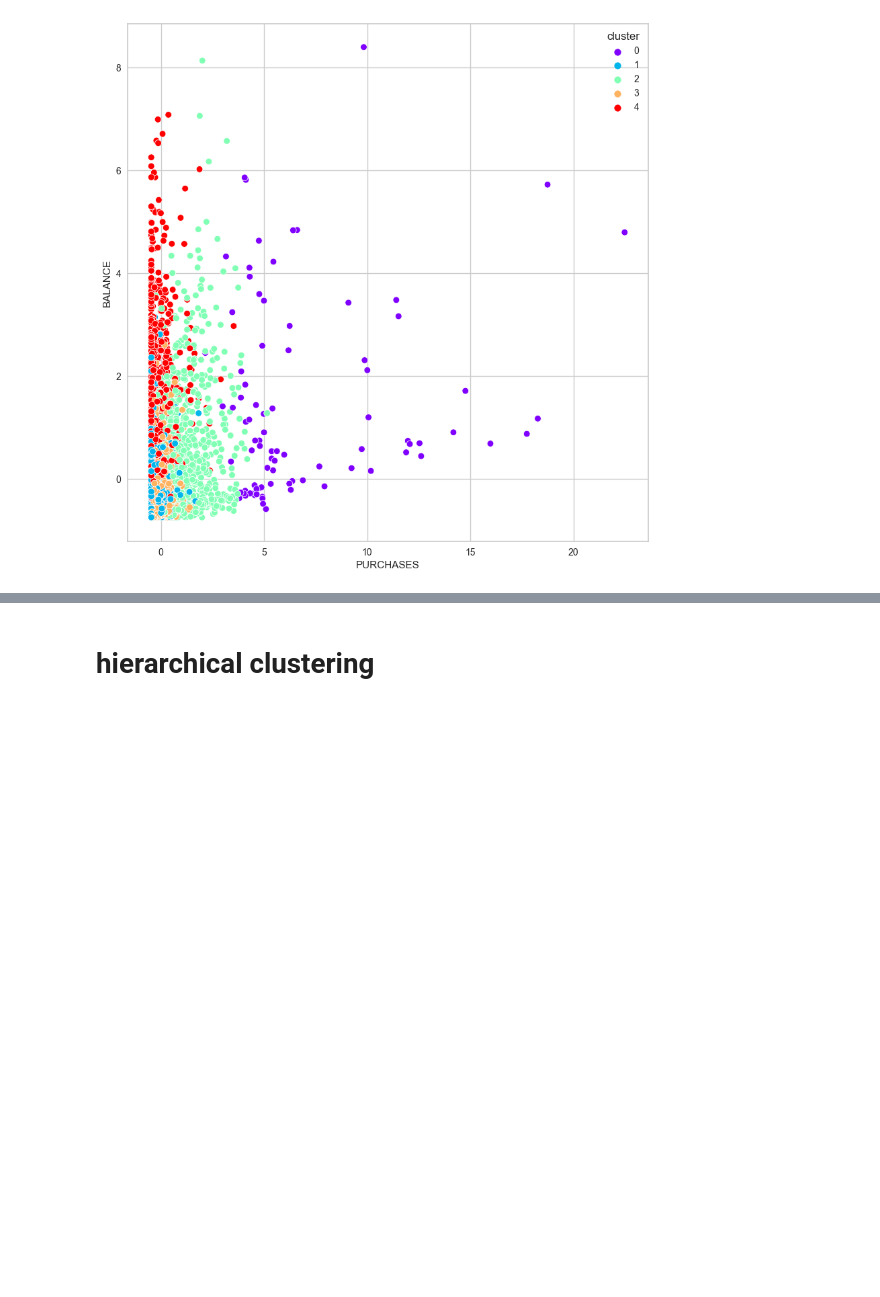
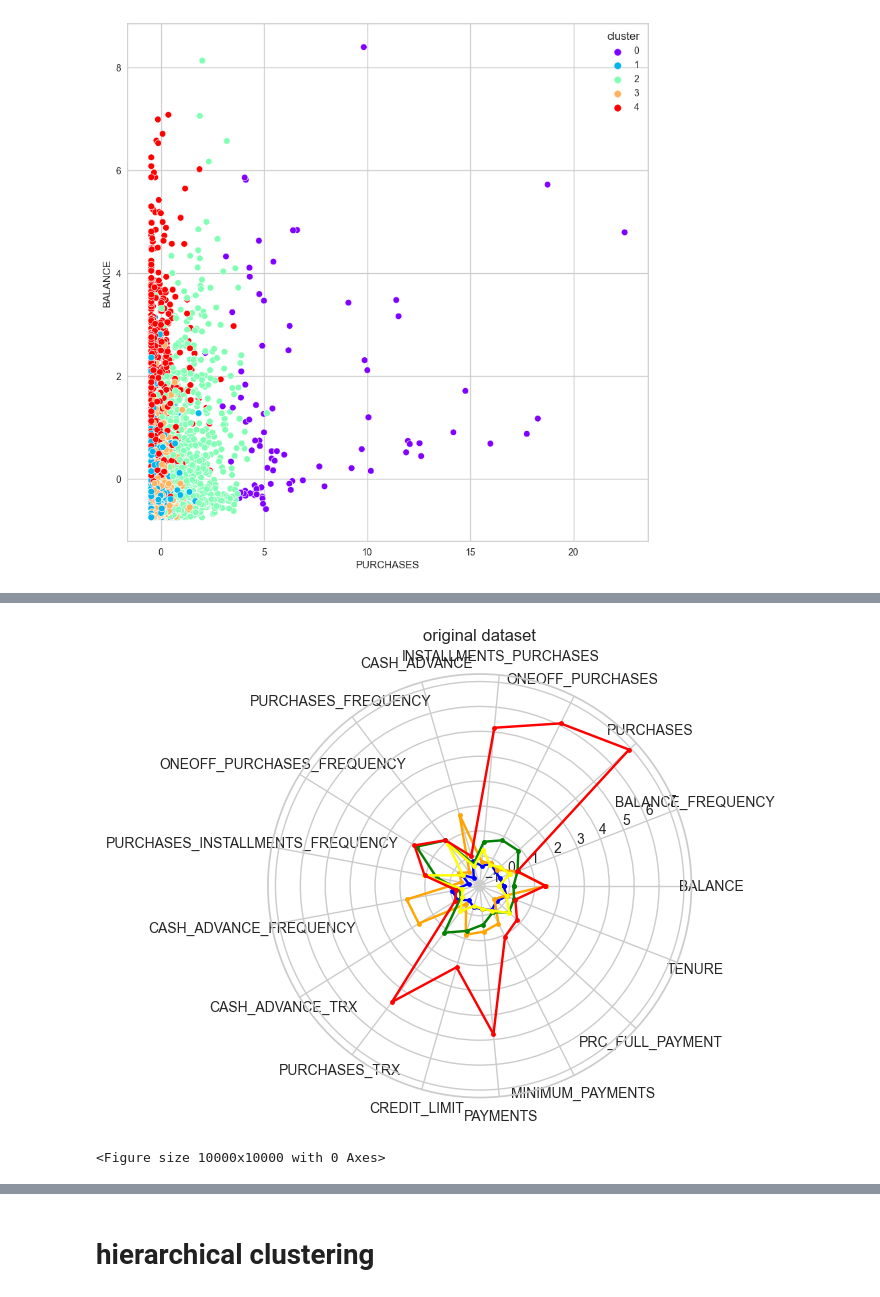
Before and after one commit to Enzo-hmdy/Tp3_Machine_learning_UQAC, a Jupyter notebook: clustering.ipynb, the cells around one changed output, grey strips where cells are left out. Saved outputs shown, nothing was run; the diff lists cells and outputs as text; code cells hidden in the pictures; blank space fills up the shorter version.

```diff
--- a/clustering.ipynb
+++ b/clustering.ipynb
@@ -292,0 +309,47 @@ print(len(original))
+# %%
+from PIL import Image
+# spider plot for each cluster, original dataset has a cluster column with cluster number for each row
+# make a list of cluster numbers
+# make a function that take the dataset and the title of the plot then plot the spider plot
+def spider_plot(data,title):
+    # make a list of cluster numbers
+    cluster_numbers = data['cluster'].unique()
+    # make a list of features
+    features = data.columns[:-1]
+    # make a list of colors
+    colors = ['red','blue','green','yellow','orange','purple','black','pink','gray','brown']
+    # make a list of angles
+    angles = [n / float(len(features)) * 2 * np.pi for n in range(len(features))]
+    angles += angles[:1]
+    # plot in the same figure
+    for cluster in cluster_numbers:
+        # make a list of values for each feature for each cluster
+        values = data[data['cluster']==cluster].mean().values[:-1].tolist()
+        values += values[:1]
+        # make the plot
+
+        plt.polar(angles,values,marker='.',color=colors[cluster])
+    plt.title(title)
+    plt.xticks(angles[:-1],features)
+    plt.figure(figsize=(100,100))
+    plt.show()
+
+
+
+
+
+
+
+
+
+
+
+
+
+
+
+
+spider_plot(original,'original dataset')
+# %% [output]
+[figure, added]
+<Figure size 10000x10000 with 0 Axes>
```
Also changed, not shown: parts of 4 cells of this notebook.
